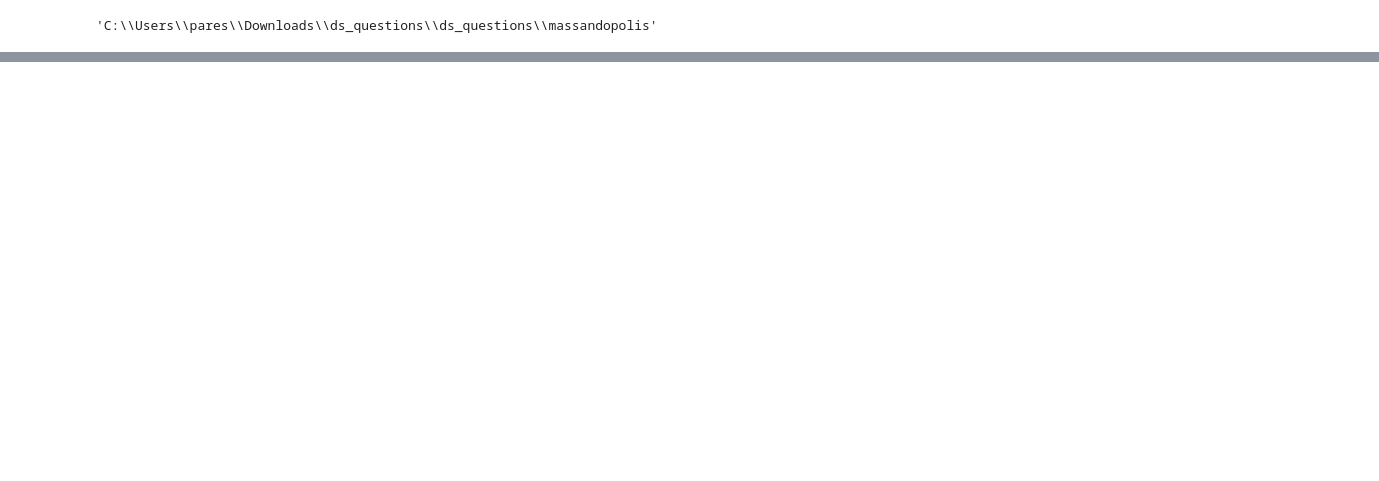
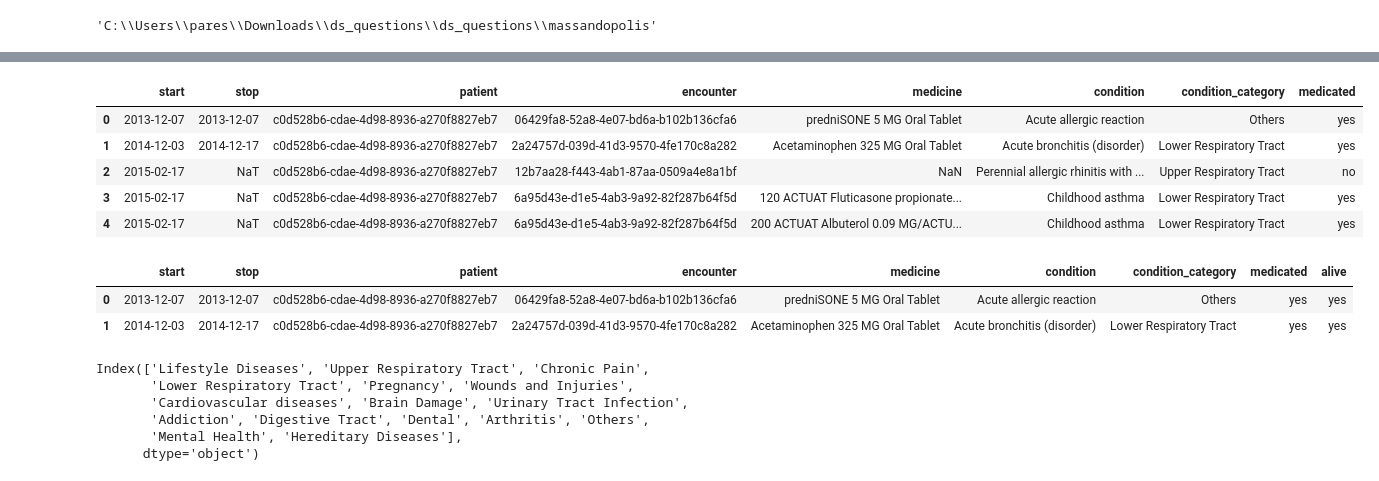
Before and after one commit to pareshg18/picnicHealth-healthcare-analysis, a Jupyter notebook: medical-access.ipynb, the cells around one changed output, grey strips where cells are left out. Cells and saved outputs as stored; diff of their text form; code cells hidden in the pictures; blank space fills up the shorter version.

```diff
--- a/medical-access.ipynb
+++ b/medical-access.ipynb
@@ -31,0 +129,20 @@ all_files
+# %%
+pregnancy = ['Jolivette 28 Day Pack','Camila 28 Day Pack','Errin 28 Day Pack','Estrostep Fe 28 Day Pack','Norinyl 1+50 28 Day Pack','Mirena 52 MG Intrauterine System',
+                         'Ortho Tri-Cyclen 28 Day Pack','Etonogestrel 68 MG Drug Implant','Mestranol / Norethynodrel [Enovid]',
+                      'NuvaRing 0.12/0.015 MG per 24HR 21 Day Vaginal Ring','Levonorgestrel 0.00354 MG/HR Drug Implant',
+                        'Trinessa 28 Day Pack','Yaz 28 Day Pack','Seasonique 91 Day Pack','Levora 0.15/30 28 Day Pack',
+             'Natazia 28 Day Pack','Kyleena 19.5 MG Intrauterine System','Liletta 52 MG Intrauterine System',
+             '1 ML medroxyprogesterone acetate 150 MG/ML Injection','168 HR Ethinyl Estradiol 0.00146 MG/HR / norelgestromin 0.00625 MG/HR Transdermal System',
+             '0.65 ML medroxyprogesterone acetate 160 MG/ML Prefilled Syringe'
+                     ]
+seizures = ['Clonazepam [Klonopin]','Carbamazepine[Tegretol]','Diazepam [Valium]']
+lifestyle = ['Vitamin B 12 5 MG/ML Injectable Solution','Atorvastatin 80 MG Oral Tablet']
+cardiovascular = ['Nitroglycerin 0.4 MG/ACTUAT Mucosal Spray','Amlodipine 5 MG Oral Tablet','Simvastatin 20 MG Oral Tablet',
+                 'Verapamil Hydrochloride 40 MG','Clopidogrel 75 MG Oral Tablet','Alteplase 100 MG Injection',
+                 '3 ML Amiodarone hydrocholoride 50 MG/ML Prefilled Syringe']
+addiction = ['24hr nicotine transdermal patch']
+uti = ['2 ML Ondansetron 2 MG/ML Injection','Piperacillin 4000 MG / tazobactam 500 MG Injection','Midazolam 1 MG/ML Injectable Solution',
+      'heparin sodium  porcine','Rocuronium bromide 10 MG/ML Injectable Solution','100 ML Propofol 10 MG/ML Injection','Remifentanil',
+      'Isoflurane 999 MG/ML Inhalant Solution','Alfentanil','sevoflurane 1000 MG/ML Inhalant Solution']
+allergy = ['predniSONE 5 MG Oral Tablet']
+arthritis = ['Alendronic acid 10 MG Oral Tablet']
@@ -31,0 +155,12 @@ all_files
+# %%
+treatment['condition_category'] = treatment.condition.map(condition_categorized)
+# %%
+#mapping the missing conditions
+treatment.loc[(treatment.condition_category.isnull()) & (treatment.medicine.isin(pregnancy)),'condition_category'] = 'Pregnancy'
+treatment.loc[(treatment.condition_category.isnull()) & (treatment.medicine.isin(seizures)),'condition_category'] = 'Brain Damage'
+treatment.loc[(treatment.condition_category.isnull()) & (treatment.medicine.isin(lifestyle)),'condition_category'] = 'Lifestyle Diseases'
+treatment.loc[(treatment.condition_category.isnull()) & (treatment.medicine.isin(cardiovascular)),'condition_category'] = 'Cardiovascular diseases'
+treatment.loc[(treatment.condition_category.isnull()) & (treatment.medicine.isin(addiction)),'condition_category'] = 'Addiction'
+treatment.loc[(treatment.condition_category.isnull()) & (treatment.medicine.isin(uti)),'condition_category'] = 'Urinary Tract Infection'
+treatment.loc[(treatment.condition_category.isnull()) & (treatment.medicine.isin(allergy)),'condition_category'] = 'Others'
+treatment.loc[(treatment.condition_category.isnull()) & (treatment.medicine.isin(arthritis)),'condition_category'] = 'Arthritis'
@@ -31,0 +183,9 @@ all_files
+# %%
+treatment.head()
+# %% [output]
+|  | start | stop | patient | encounter | medicine | condition | condition_category | medicated |
+| 0 | 2013-12-07 | 2013-12-07 | c0d528b6-cdae-4d98-8936-a270f8827eb7 | 06429fa8-52a8-4e07-bd6a-b102b136cfa6 | predniSONE 5 MG Oral Tablet | Acute allergic reaction | Others | yes |
+| 1 | 2014-12-03 | 2014-12-17 | c0d528b6-cdae-4d98-8936-a270f8827eb7 | 2a24757d-039d-41d3-9570-4fe170c8a282 | Acetaminophen 325 MG Oral Tablet | Acute bronchitis (disorder) | Lower Respiratory Tract | yes |
+| 2 | 2015-02-17 | NaT | c0d528b6-cdae-4d98-8936-a270f8827eb7 | 12b7aa28-f443-4ab1-87aa-0509a4e8a1bf | NaN | Perennial allergic rhinitis with ... | Upper Respiratory Tract | no |
+| 3 | 2015-02-17 | NaT | c0d528b6-cdae-4d98-8936-a270f8827eb7 | 6a95d43e-d1e5-4ab3-9a92-82f287b64f5d | 120 ACTUAT Fluticasone propionate... | Childhood asthma | Lower Respiratory Tract | yes |
+| 4 | 2015-02-17 | NaT | c0d528b6-cdae-4d98-8936-a270f8827eb7 | 6a95d43e-d1e5-4ab3-9a92-82f287b64f5d | 200 ACTUAT Albuterol 0.09 MG/ACTU... | Childhood asthma | Lower Respiratory Tract | yes |
@@ -31,0 +200,16 @@ all_files
+# %%
+treatment.head(2)
+# %% [output]
+|  | start | stop | patient | encounter | medicine | condition | condition_category | medicated | alive |
+| 0 | 2013-12-07 | 2013-12-07 | c0d528b6-cdae-4d98-8936-a270f8827eb7 | 06429fa8-52a8-4e07-bd6a-b102b136cfa6 | predniSONE 5 MG Oral Tablet | Acute allergic reaction | Others | yes | yes |
+| 1 | 2014-12-03 | 2014-12-17 | c0d528b6-cdae-4d98-8936-a270f8827eb7 | 2a24757d-039d-41d3-9570-4fe170c8a282 | Acetaminophen 325 MG Oral Tablet | Acute bronchitis (disorder) | Lower Respiratory Tract | yes | yes |
+# %%
+all_categories = treatment.condition_category.value_counts().index
+all_categories
+# %% [output]
+Index(['Lifestyle Diseases', 'Upper Respiratory Tract', 'Chronic Pain',
+       'Lower Respiratory Tract', 'Pregnancy', 'Wounds and Injuries',
+       'Cardiovascular diseases', 'Brain Damage', 'Urinary Tract Infection',
+       'Addiction', 'Digestive Tract', 'Dental', 'Arthritis', 'Others',
+       'Mental Health', 'Hereditary Diseases'],
+      dtype='object')
```
Also changed, not shown: parts of 22 cells of this notebook, 1 other file.
